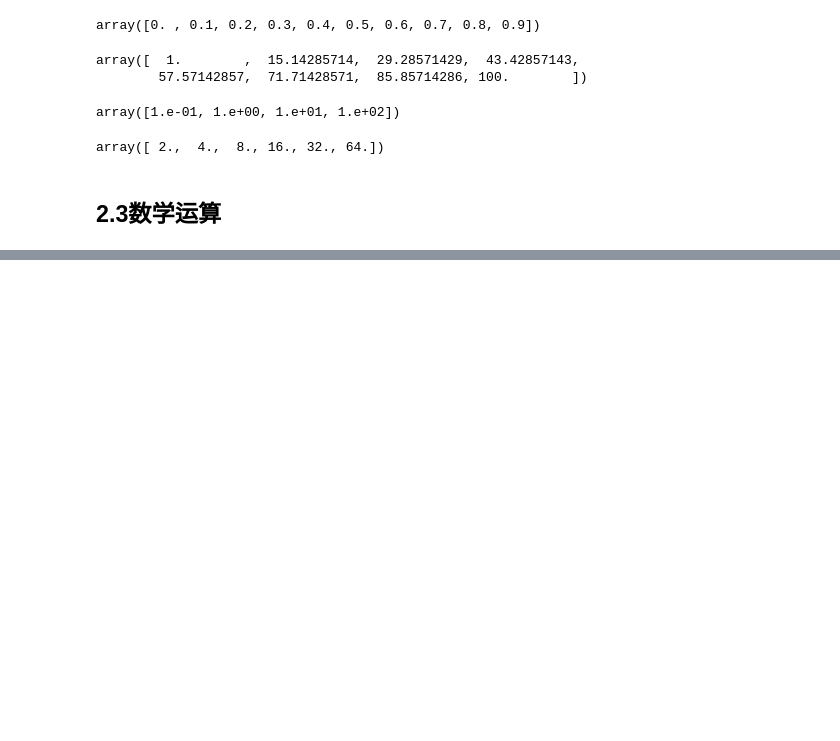
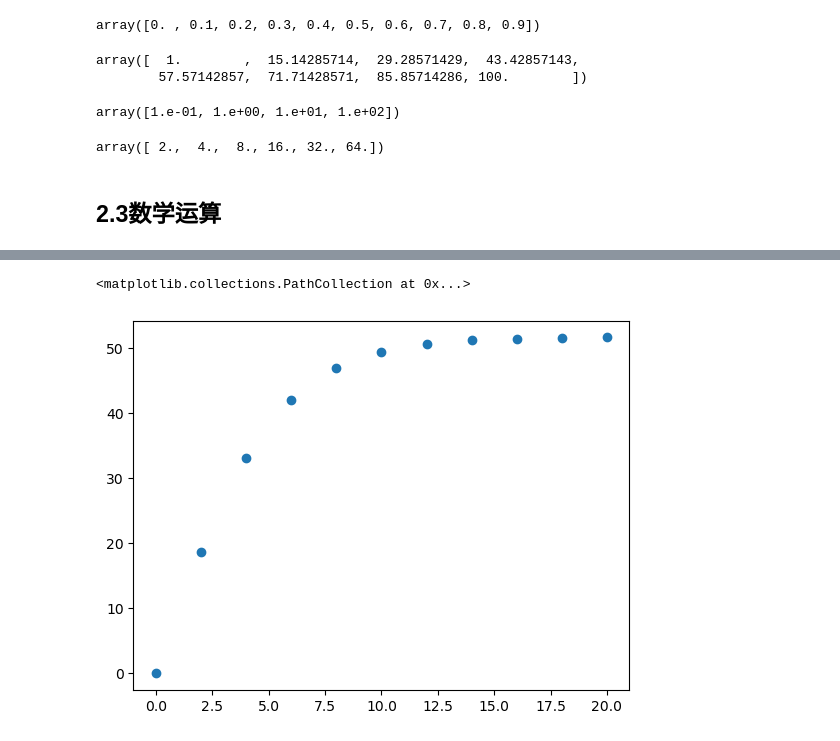
Before and after one commit to hexu1985/python-data-science-examples, a Jupyter notebook: Applied.Numerical.Methods.With.Python/chapter-02/chapter-02.ipynb, the cells around one changed output, grey strips where cells are left out. Cells and saved outputs as stored; diff of their text form; code cells hidden in the pictures; blank space fills up the shorter version.

```diff
--- a/Applied.Numerical.Methods.With.Python/chapter-02/chapter-02.ipynb
+++ b/Applied.Numerical.Methods.With.Python/chapter-02/chapter-02.ipynb
@@ -125,0 +456,5 @@ array([ 2.,  4.,  8., 16., 32., 64.])
+# %%
+pylab.scatter(tm, v)
+# %% [output]
+<matplotlib.collections.PathCollection at 0x...>
+[figure, added]
```
Also changed, not shown: parts of 76 cells of this notebook.
